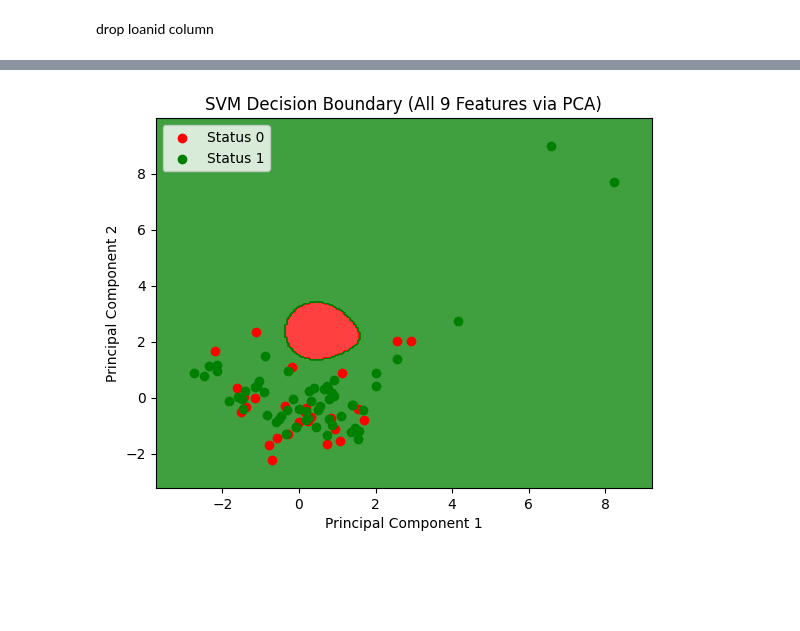
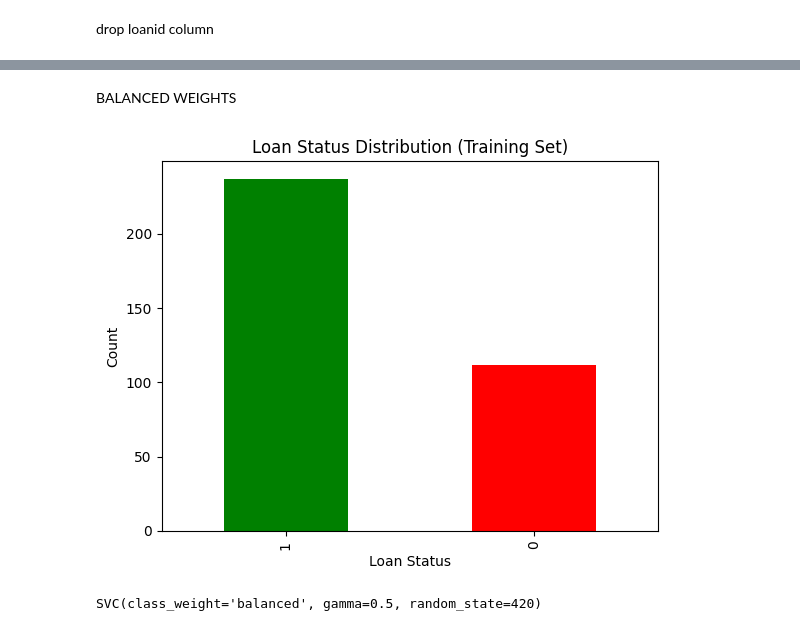
Before and after one commit to anmolS-1104/SML, a Jupyter notebook: SML /Exp 8/part2.ipynb, the cells around one changed output, grey strips where cells are left out. Saved outputs shown, nothing was run; the diff lists cells and outputs as text; code cells hidden in the pictures; blank space fills up the shorter version.

```diff
--- a/SML /Exp 8/part2.ipynb
+++ b/SML /Exp 8/part2.ipynb
@@ -90,2 +41,0 @@ dtype: int64
-# %%
-train_df = train_df.fillna(0)
@@ -120,5 +88,5 @@ x_train,x_test,y_train,y_test = train_test_split(X,y,test_size=0.2,stratify=y,ra
 # %%
 from sklearn.svm import SVC
-classifier = SVC(kernel = 'rbf',gamma=0.67,random_state=42)
+classifier = SVC(kernel = 'rbf',random_state=42,gamma=0.5)
 classifier.fit(x_train,y_train)
 # %% [output]
@@ -147,11 +93,0 @@ pipeline = Pipeline([
-# %%
-from sklearn.model_selection import GridSearchCV
-param_grid = {
-    'svm__C': [0.1,1,10,50],
-    'svm__gamma':['scale',0.01,0.1],
-    'svm__kernel':['rbf','linear']
-}
-grid = GridSearchCV(pipeline,param_grid,cv=5,scoring='accuracy')
-grid.fit(x_train,y_train)
-print("Best Parametrs:",grid.best_params_)
-print("Best Score",grid.best_score_)
@@ -173,26 +135,15 @@ X_test_pca = pca.transform(X_test_scaled)
-# %%
-classifier = SVC(kernel='rbf', gamma=0.67, random_state=42)
-classifier.fit(X_train_pca, y_train)
-
-# 6. Create Meshgrid for visualization (Safe memory usage)
-X_set, y_set = X_test_pca, y_test.values
-X1, X2 = np.meshgrid(
-    np.arange(start=X_set[:, 0].min() - 1, stop=X_set[:, 0].max() + 1, step=0.05),
-    np.arange(start=X_set[:, 1].min() - 1, stop=X_set[:, 1].max() + 1, step=0.05)
-)
-
-# 7. Plot Boundary and Points
-plt.contourf(X1, X2, classifier.predict(np.array([X1.ravel(), X2.ravel()]).T).reshape(X1.shape),
-             alpha=0.75, cmap=ListedColormap(('red', 'green')))
-
-for i, j in enumerate(np.unique(y_set)):
-    plt.scatter(X_set[y_set == j, 0], X_set[y_set == j, 1],
-                c=ListedColormap(('red', 'green'))(i), label=f'Status {j}')
-
-plt.title('SVM Decision Boundary (All 9 Features via PCA)')
-plt.xlabel('Principal Component 1')
-plt.ylabel('Principal Component 2')
-plt.legend()
-plt.show()
-# %% [output]
-[figure, removed]
+# %% [markdown]
+BALANCED WEIGHTS
+# %%
+y_train.value_counts().plot(kind='bar', color=['green', 'red'])
+plt.title('Loan Status Distribution (Training Set)')
+plt.xlabel('Loan Status')
+plt.ylabel('Count')
+plt.show()
+# %% [output]
+[figure, added]
+# %%
+classifier_balanced = SVC(kernel='rbf', random_state=420, gamma=0.5, class_weight='balanced')
+classifier_balanced.fit(x_train, y_train)
+# %% [output]
+SVC(class_weight='balanced', gamma=0.5, random_state=420)
```
Also changed, not shown: parts of 31 cells of this notebook.
